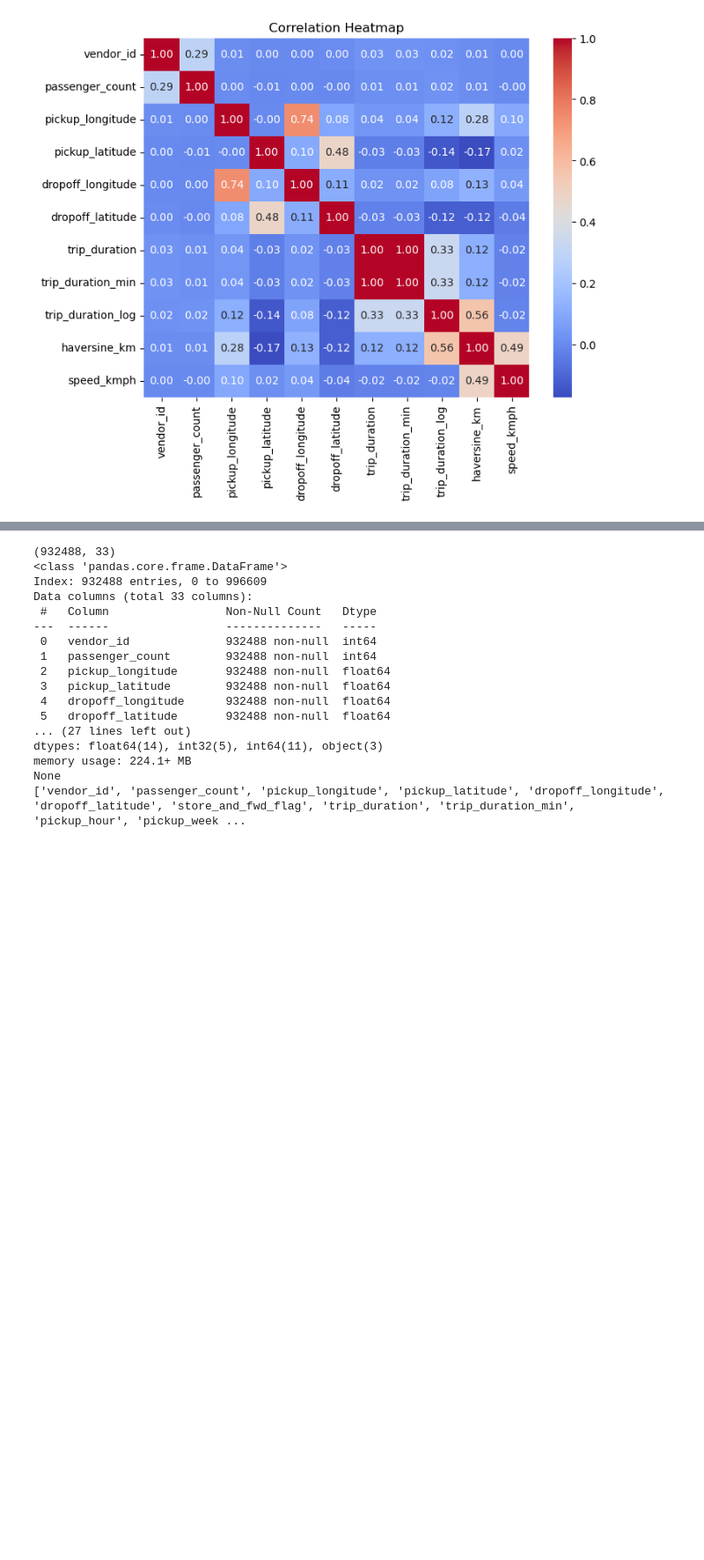
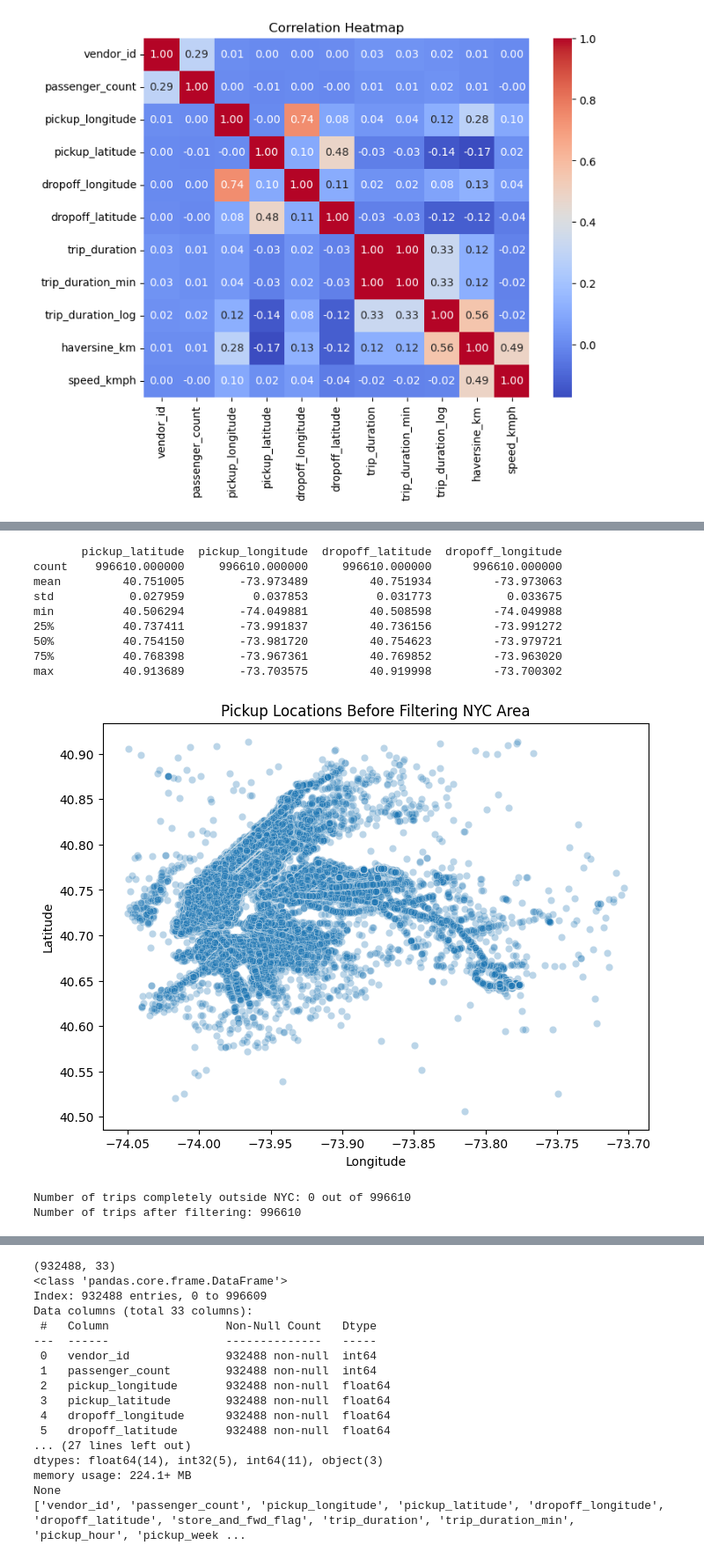
Before and after one commit to Mhammedhelal/nyc-taxi-trip-duration, a Jupyter notebook: notebooks/EDA.ipynb, the cells around one changed output, grey strips where cells are left out. Shown at 88% size. Drawn from its saved outputs; the diff is of its cells as text; code cells hidden in the pictures; blank space fills up the shorter version.

```diff
--- a/notebooks/EDA.ipynb
+++ b/notebooks/EDA.ipynb
@@ -475,0 +530,52 @@ Name: trip_duration_min, dtype: float64
+# %%
+# Descriptive statistics for coordinates
+print(df[['pickup_latitude','pickup_longitude','dropoff_latitude','dropoff_longitude']].describe())
+
+# Scatter plot of pickup locations before filtering
+plt.figure(figsize=(8, 6))
+sns.scatterplot(x='pickup_longitude', y='pickup_latitude', data=df, alpha=0.3)
+plt.title("Pickup Locations Before Filtering NYC Area")
+plt.xlabel("Longitude")
+plt.ylabel("Latitude")
+plt.show()
+
+# Define reasonable NYC boundaries
+lat_min, lat_max = 40.5, 40.92
+lon_min, lon_max = -74.05, -73.7
+
+# Filter trips within NYC boundaries
+nyc_mask = (
+    (df['pickup_latitude'].between(lat_min, lat_max)) &
+    (df['pickup_longitude'].between(lon_min, lon_max)) &
+    (df['dropoff_latitude'].between(lat_min, lat_max)) &
+    (df['dropoff_longitude'].between(lon_min, lon_max))
+)
+
+# Count trips outside NYC boundaries
+num_outside = (~nyc_mask).sum()
+print(f"Number of trips completely outside NYC: {num_outside} out of {len(df)}")
+
+# Keep only trips within NYC
+df = df[nyc_mask].copy()
+print(f"Number of trips after filtering: {len(df)}")
+
+# Scatter plot of pickup locations after filtering
+plt.figure(figsize=(8, 6))
+sns.scatterplot(x='pickup_longitude', y='pickup_latitude', data=df, alpha=0.3)
+plt.title("Pickup Locations After Filtering NYC Area")
+plt.xlabel("Longitude")
+plt.ylabel("Latitude")
+plt.show()
+# %% [output]
+       pickup_latitude  pickup_longitude  dropoff_latitude  dropoff_longitude
+count    996610.000000     996610.000000     996610.000000      996610.000000
+mean         40.751005        -73.973489         40.751934         -73.973063
+std           0.027959          0.037853          0.031773           0.033675
+min          40.506294        -74.049881         40.508598         -74.049988
+25%          40.737411        -73.991837         40.736156         -73.991272
+50%          40.754150        -73.981720         40.754623         -73.979721
+75%          40.768398        -73.967361         40.769852         -73.963020
+max          40.913689        -73.703575         40.919998         -73.700302
+[figure, added]
+Number of trips completely outside NYC: 0 out of 996610
+Number of trips after filtering: 996610
```
Also changed, not shown: parts of 20 cells of this notebook, 8 other files.
